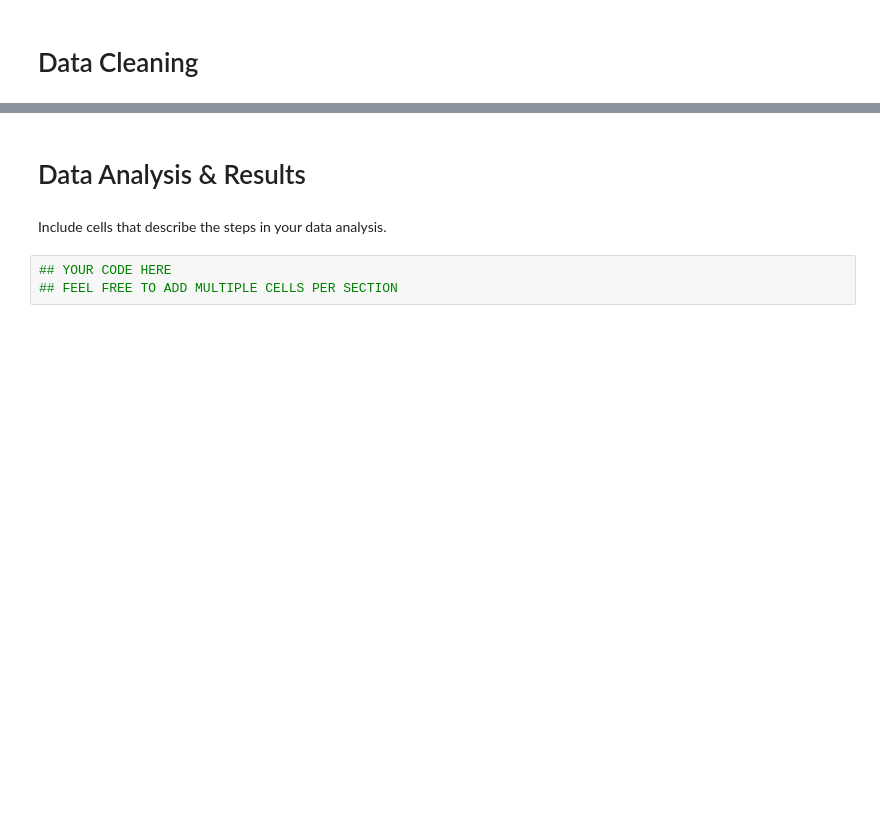
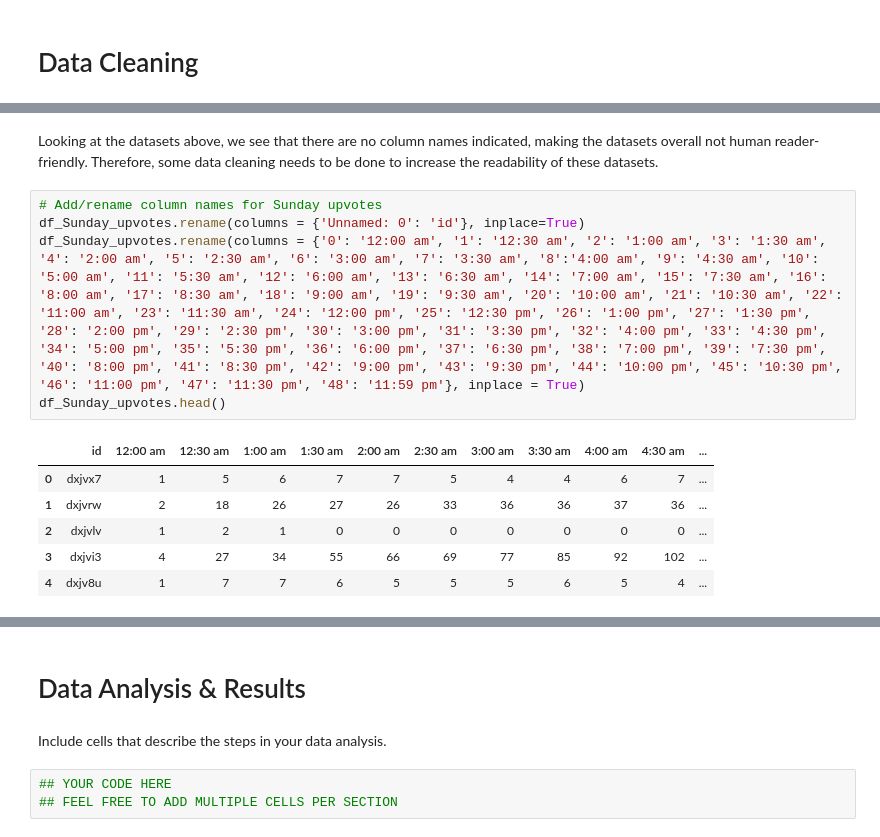
Before and after one commit to cs1212/COGS108_Reddit-Data-Analysis, a Jupyter notebook: FinalProject.ipynb, the cells around one changed output, grey strips where cells are left out. Drawn from its saved outputs; the diff is of its cells as text; blank space fills up the shorter version.

```diff
--- a/FinalProject.ipynb
+++ b/FinalProject.ipynb
@@ -64,0 +112,14 @@ Describe your data cleaning steps here.
+# %% [markdown]
+Looking at the datasets above, we see that there are no column names indicated, making the datasets overall not human reader-friendly. Therefore, some data cleaning needs to be done to increase the readability of these datasets.
+# %%
+# Add/rename column names for Sunday upvotes
+df_Sunday_upvotes.rename(columns = {'Unnamed: 0': 'id'}, inplace=True)
+df_Sunday_upvotes.rename(columns = {'0': '12:00 am', '1': '12:30 am', '2': '1:00 am', '3': '1:30 am', '4': '2:00 am', '5': '2:30 am', '6': '3:00 am', '7': '3:30 am', '8':'4:00 am', '9': '4:30 am', '10': '5:00 am', '11': '5:30 am', '12': '6:00 am', '13': '6:30 am', '14': '7:00 am', '15': '7:30 am', '16': '8:00 am', '17': '8:30 am', '18': '9:00 am', '19': '9:30 am', '20': '10:00 am', '21': '10:30 am', '22': '11:00 am', '23': '11:30 am', '24': '12:00 pm', '25': '12:30 pm', '26': '1:00 pm', '27': '1:30 pm', '28': '2:00 pm', '29': '2:30 pm', '30': '3:00 pm', '31': '3:30 pm', '32': '4:00 pm', '33': '4:30 pm', '34': '5:00 pm', '35': '5:30 pm', '36': '6:00 pm', '37': '6:30 pm', '38': '7:00 pm', '39': '7:30 pm', '40': '8:00 pm', '41': '8:30 pm', '42': '9:00 pm', '43': '9:30 pm', '44': '10:00 pm', '45': '10:30 pm', '46': '11:00 pm', '47': '11:30 pm', '48': '11:59 pm'}, inplace = True)
+df_Sunday_upvotes.head()
+# %% [output]
+|  | id | 12:00 am | 12:30 am | 1:00 am | 1:30 am | 2:00 am | 2:30 am | 3:00 am | 3:30 am | 4:00 am | 4:30 am | ... |
+| 0 | dxjvx7 | 1 | 5 | 6 | 7 | 7 | 5 | 4 | 4 | 6 | 7 | ... |
+| 1 | dxjvrw | 2 | 18 | 26 | 27 | 26 | 33 | 36 | 36 | 37 | 36 | ... |
+| 2 | dxjvlv | 1 | 2 | 1 | 0 | 0 | 0 | 0 | 0 | 0 | 0 | ... |
+| 3 | dxjvi3 | 4 | 27 | 34 | 55 | 66 | 69 | 77 | 85 | 92 | 102 | ... |
+| 4 | dxjv8u | 1 | 7 | 7 | 6 | 5 | 5 | 5 | 6 | 5 | 4 | ... |
```
Also changed, not shown: parts of 22 cells of this notebook.
